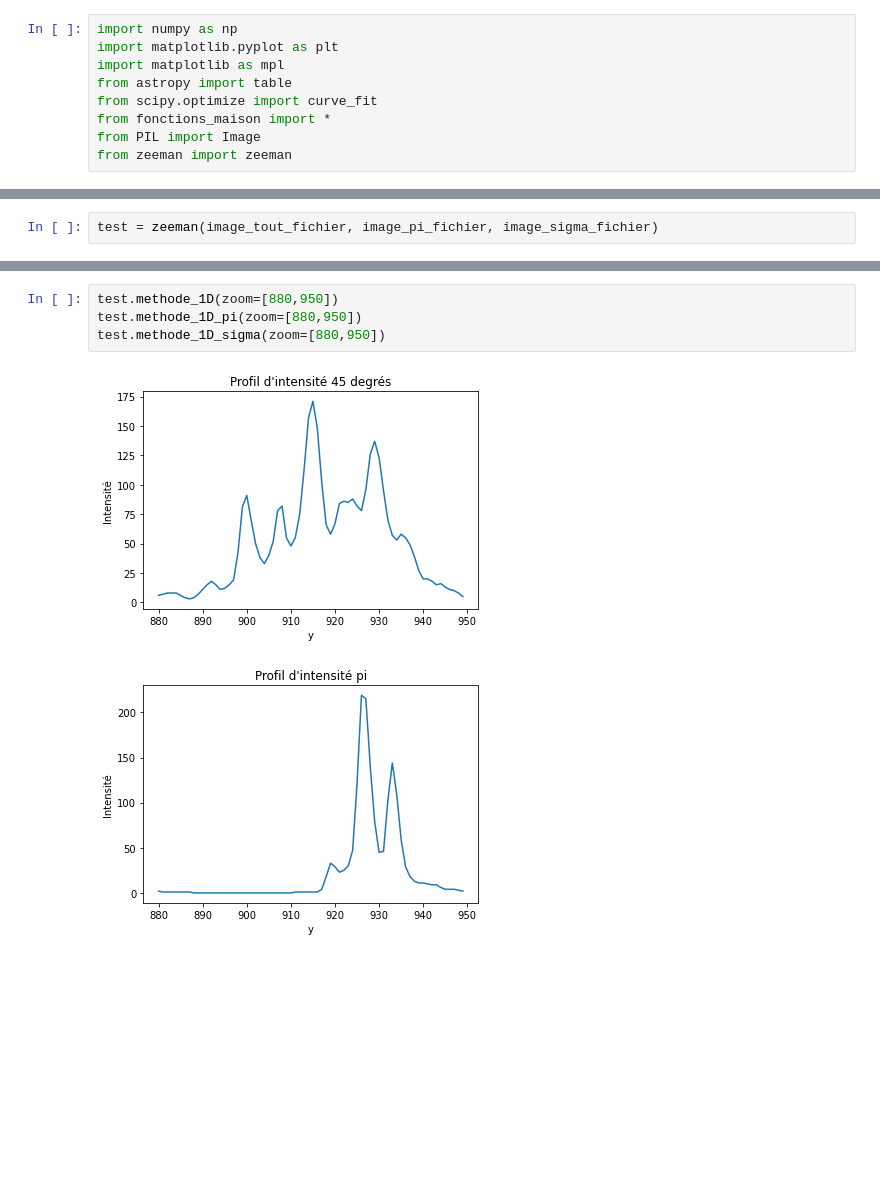
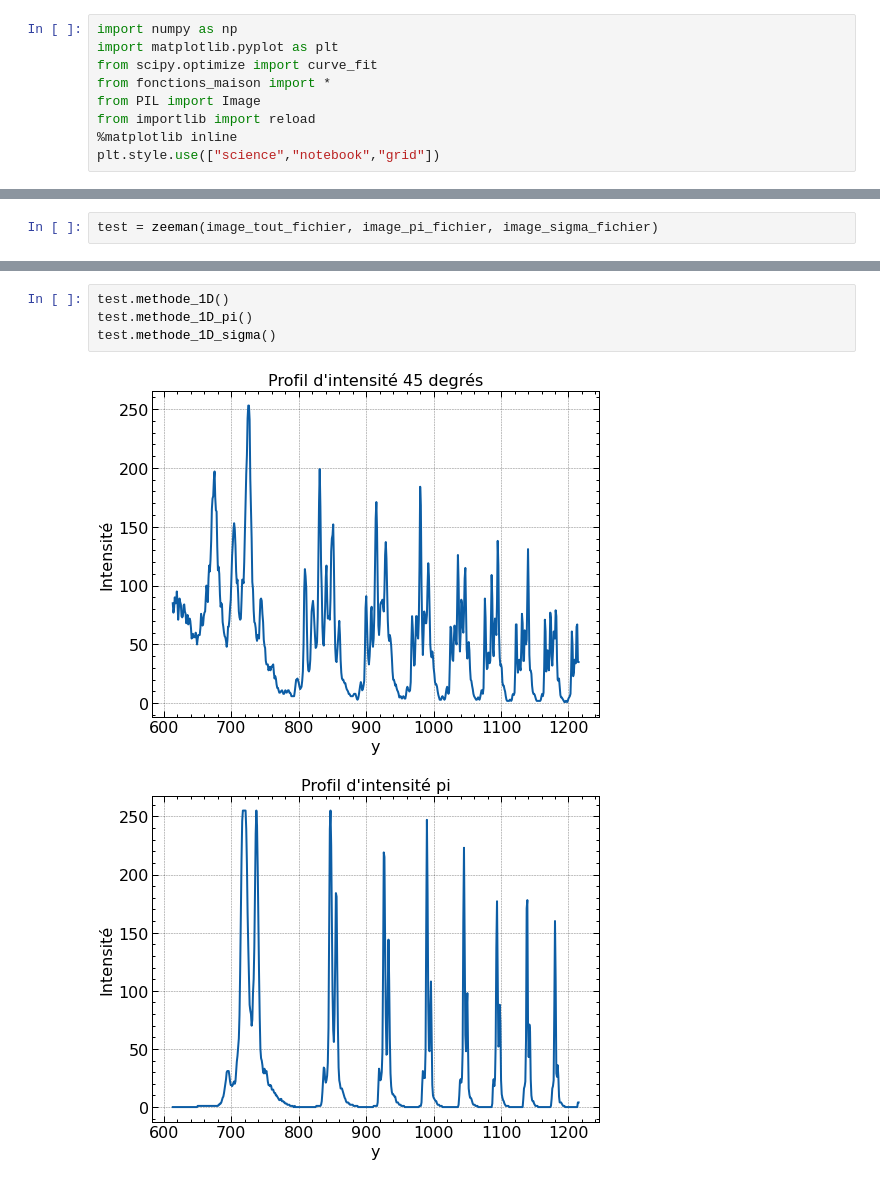
Before and after one commit to pierrotlamontagne/Github-labo-3, a Jupyter notebook: ZEE/Analyse.ipynb, the cells around one changed output, grey strips where cells are left out. Drawn from its saved outputs; the diff is of its cells as text; blank space fills up the shorter version.

```diff
--- a/ZEE/Analyse.ipynb
+++ b/ZEE/Analyse.ipynb
@@ -1,12 +1,12 @@
 # %%
 import numpy as np
 import matplotlib.pyplot as plt
-import matplotlib as mpl
-from astropy import table
 from scipy.optimize import curve_fit
 from fonctions_maison import *
 from PIL import Image
-from zeeman import zeeman
+from importlib import reload
+%matplotlib inline
+plt.style.use(["science","notebook","grid"])
 # %%
 # Importation des données
 #Tout les raies
@@ -28,7 +43,7 @@ test.image_sigma()
 # %%
-test.methode_1D(zoom=[880,950])
-test.methode_1D_pi(zoom=[880,950])
-test.methode_1D_sigma(zoom=[880,950])
+test.methode_1D()
+test.methode_1D_pi()
+test.methode_1D_sigma()
 # %% [output]
-[figure, old version]
+[figure, new version]
-[figure, old version]
+[figure, new version]
```
Also changed, not shown: parts of 6 cells of this notebook, 1 other file.
